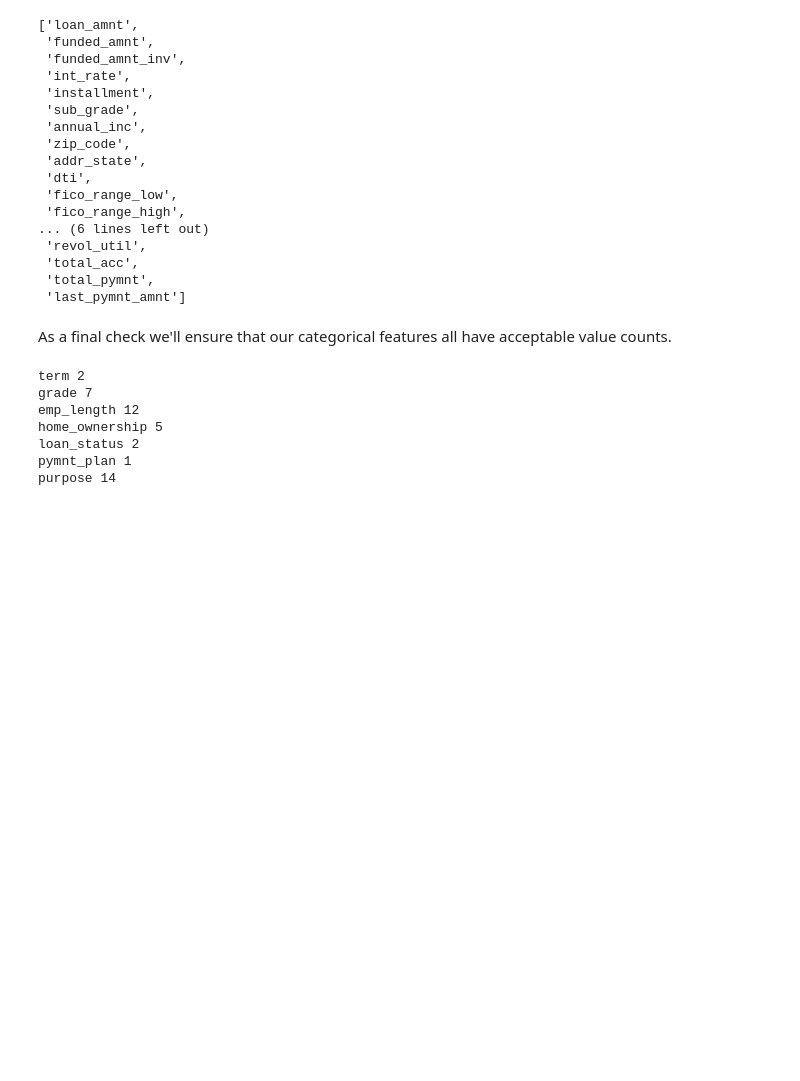
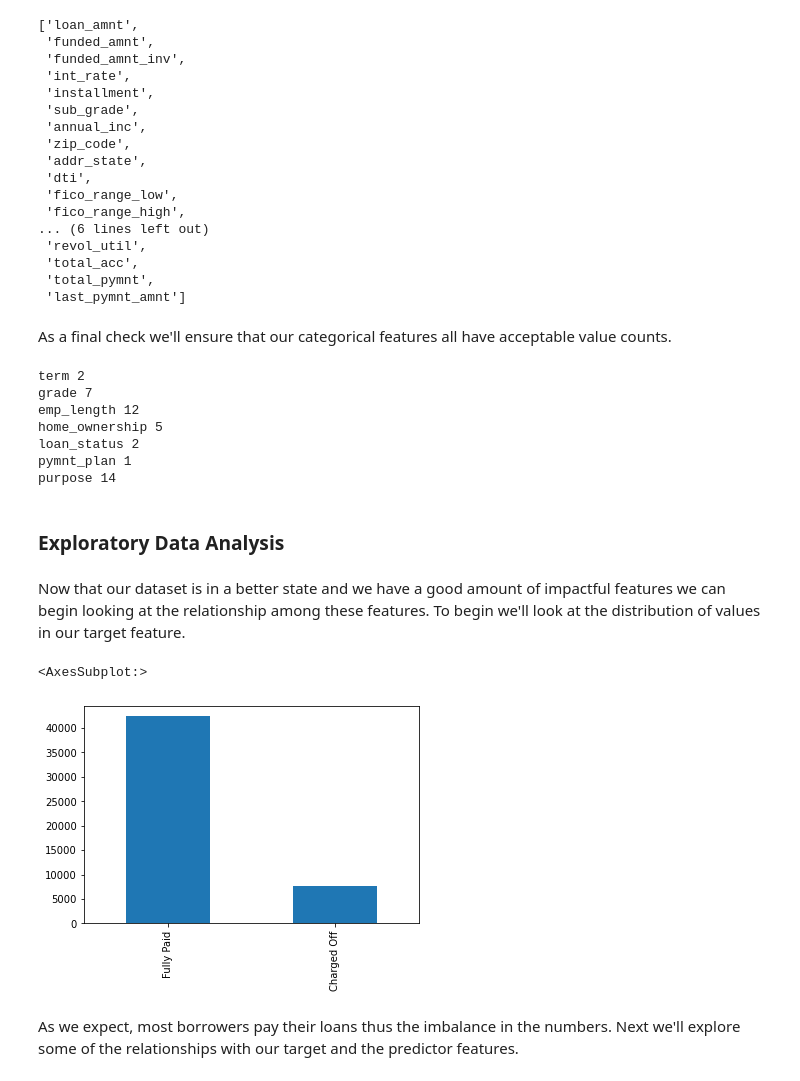
Before and after one commit to Tmoney80/Lending_Club_Loan_Processing, a Jupyter notebook: LCLP_I.ipynb, the cells around one changed output. Cells and saved outputs as stored; diff of their text form; code cells hidden in the pictures; blank space fills up the shorter version.

```diff
--- a/LCLP_I.ipynb
+++ b/LCLP_I.ipynb
@@ -753,3 +753,9 @@ home_ownership 5
 loan_status 2
 pymnt_plan 1
 purpose 14
+# %% [markdown]
+### Exploratory Data Analysis
+# %% [markdown]
+<p style="text-align: left;">
+Now that our dataset is in a better state and we have a good amount of impactful features we can begin looking at the relationship among these features.  To begin we'll look at the distribution of values in our target feature.
+</p>
@@ -755,0 +769,10 @@ purpose 14
+# %%
+#Exploring target distribution
+alt_loans.loan_status.value_counts().plot.bar()
+# %% [output]
+<AxesSubplot:>
+[figure, added]
+# %% [markdown]
+<p style="text-align: left;">
+As we expect, most borrowers pay their loans thus the imbalance in the numbers. Next we'll explore some of the relationships with our target and the predictor features.
+</p>
```
Also changed, not shown: parts of 13 cells of this notebook, 1 other file.
